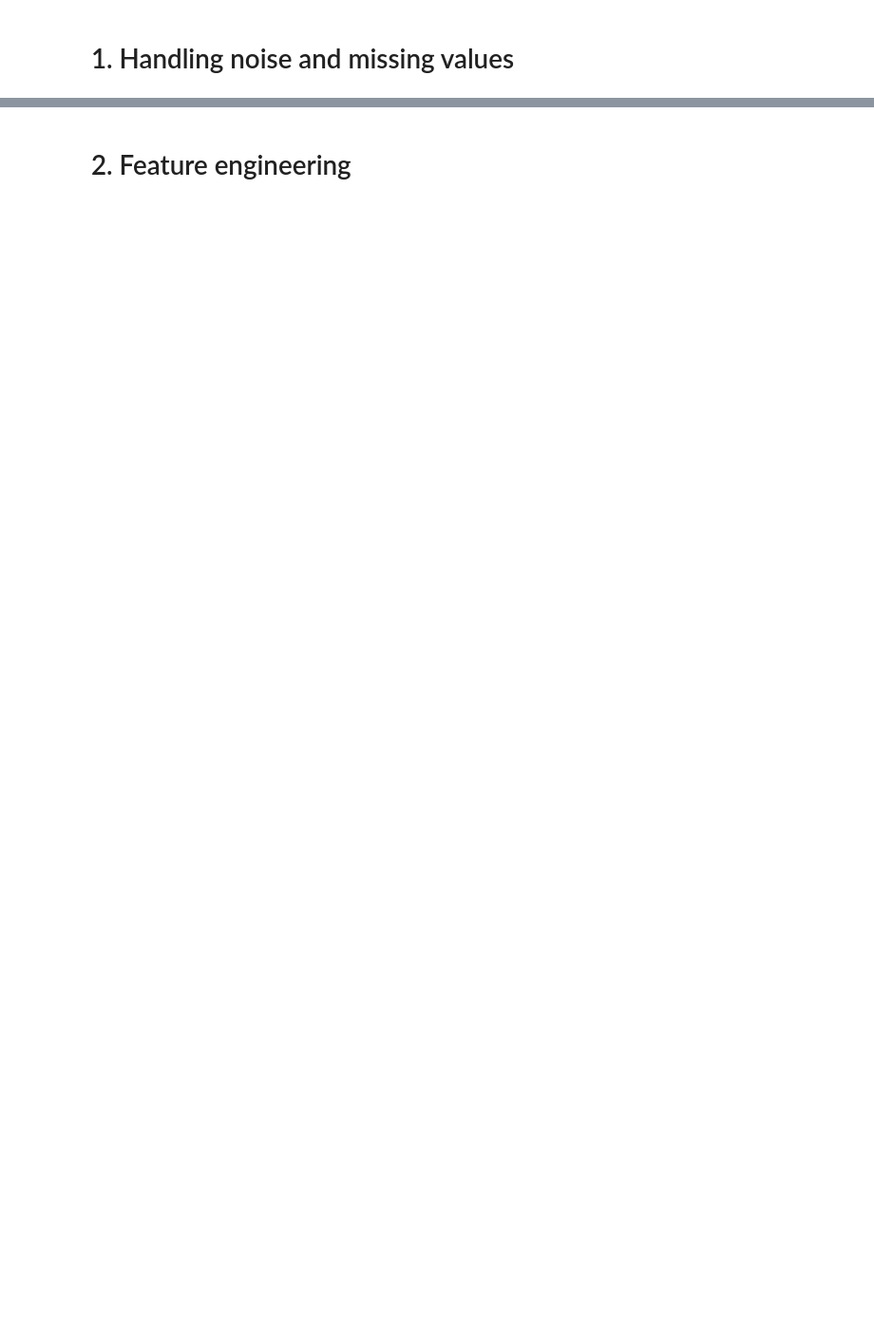
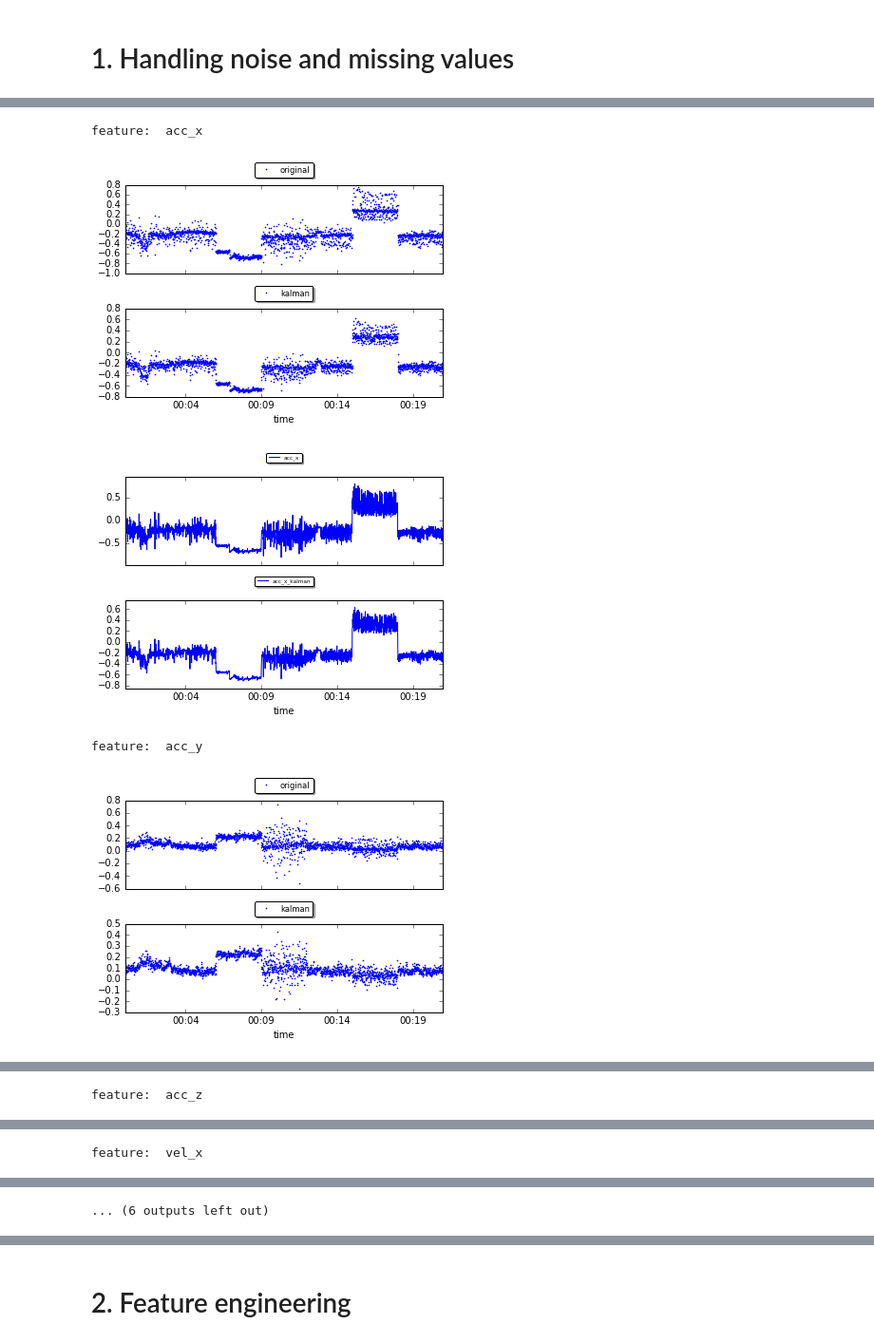
Before and after one commit to davidstap/ML4QS, a Jupyter notebook: assignment3.ipynb, the cells around one changed output, grey strips where cells are left out. Shown at 95% size. Saved outputs shown, nothing was run; the diff lists cells and outputs as text; code cells hidden in the pictures; blank space fills up the shorter version.

```diff
--- a/assignment3.ipynb
+++ b/assignment3.ipynb
@@ -82,0 +349,14 @@ data['dataset_1Giorgia']
+# %%
+# Kalman filters
+original_dataset = pd.read_csv('./datasets/parkinson_data/0_granularities/combined.csv', index_col=1)
+original_dataset.index = original_dataset.index.to_datetime()
+del original_dataset['Unnamed: 0']
+
+DataViz = VisualizeDataset()
+KalFilter = KalmanFilters()
+
+
+for feature in cols.values()[:-1]:
+    print('current feature: ',feature)
+    kalman_dataset = KalFilter.apply_kalman_filter(original_dataset, feature)
+    original_dataset = kalman_dataset
@@ -82,0 +372,13 @@ data['dataset_1Giorgia']
+# %%
+for feature in cols.values()[:-1]:
+    print 'feature: ', feature
+
+    # plot for 1st person
+    DataViz.plot_imputed_values(kalman_dataset[:len(kalman_dataset)/10], ['original', 'kalman'], feature, kalman_dataset[feature+'_kalman'][:len(kalman_dataset)/10])
+    DataViz.plot_dataset(kalman_dataset[:len(kalman_dataset)/10], [feature, feature+'_kalman'], ['exact','exact'], ['line', 'line'])
+# %% [output]
+feature:  acc_x
+[figure, added]
+[figure, added]
+feature:  acc_y
+[figure, added]
@@ -82,0 +386 @@ data['dataset_1Giorgia']
+feature:  acc_z
@@ -82,0 +389 @@ data['dataset_1Giorgia']
+feature:  vel_x
@@ -82,0 +392 @@ data['dataset_1Giorgia']
+... (6 outputs left out)
```
Also changed, not shown: parts of 36 cells of this notebook, 35 other files.
